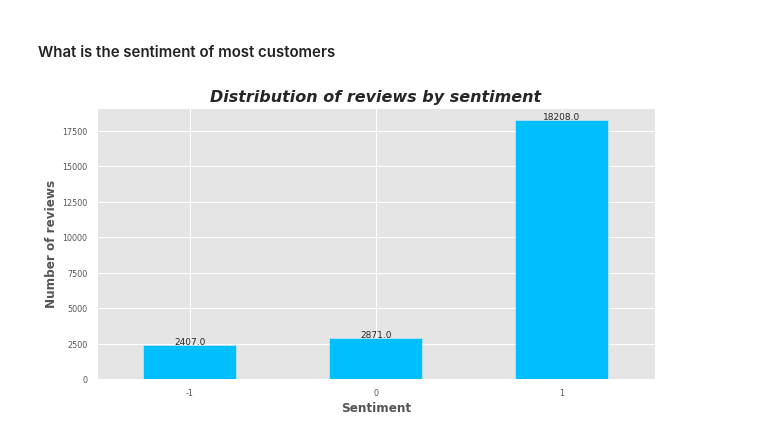
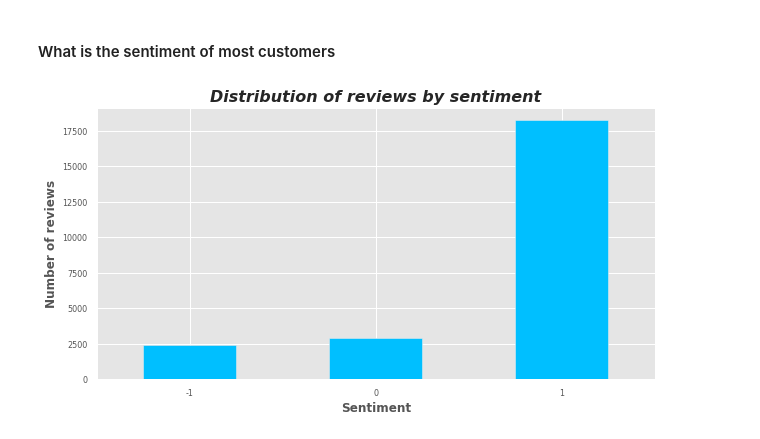
Before and after one commit to G-Geofrey/Data-exploration-using-Amazon-data-wrangler-and-Athena, a Jupyter notebook: AWS-Introduction-to-Amazon-Sagemaker.ipynb, the cells around one changed output. Drawn from its saved outputs; the diff is of its cells as text; code cells hidden in the pictures.

```diff
--- a/AWS-Introduction-to-Amazon-Sagemaker.ipynb
+++ b/AWS-Introduction-to-Amazon-Sagemaker.ipynb
@@ -279,26 +280,16 @@ df_sentiment_count = wr.athena.read_sql_query(
 # %%
 import seaborn as sns
 import matplotlib.pyplot as plt
 
 sns.set(rc={'figure.figsize' : (10.0, 5.0),
            })
 plt.style.use('ggplot')
 
-axes = df_sentiment_count.plot(kind = 'bar', x='sentiment', y='review_count', color='deepskyblue', rot=0, legend=None)
+df_sentiment_count.plot(kind = 'bar', x='sentiment', y='review_count', color='deepskyblue', rot=0, legend=None)
 plt.title('Distribution of reviews by sentiment', fontsize=16, fontname='georgia', fontweight='bold', fontstyle='italic')
 plt.tick_params(axis='both', which='major', labelsize=8)
 plt.xlabel('Sentiment', fontsize=12, fontweight='bold')
 plt.ylabel('Number of reviews', fontsize=12, fontweight='bold')
-for ax in axes.patches:
-    value = '{}'.format(round(ax.get_height(),0))
-    axes.text(ax.get_x()+(ax.get_width()*0.5)
-             ,250+ax.get_height()
-             ,value
-             ,ha='center'
-             ,va='center'
-             ,fontsize=9
-             #,rotation=90
-            )
 plt.show()
 # %% [output]
-[figure, old version]
+[figure, new version]
```
Also changed, not shown: parts of 5 cells of this notebook.
